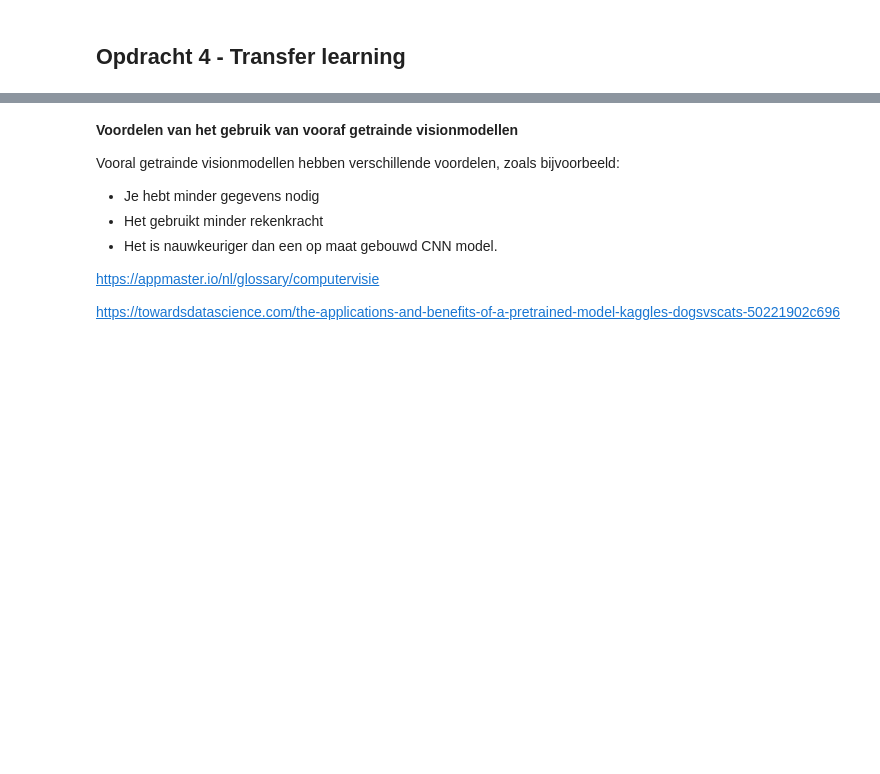
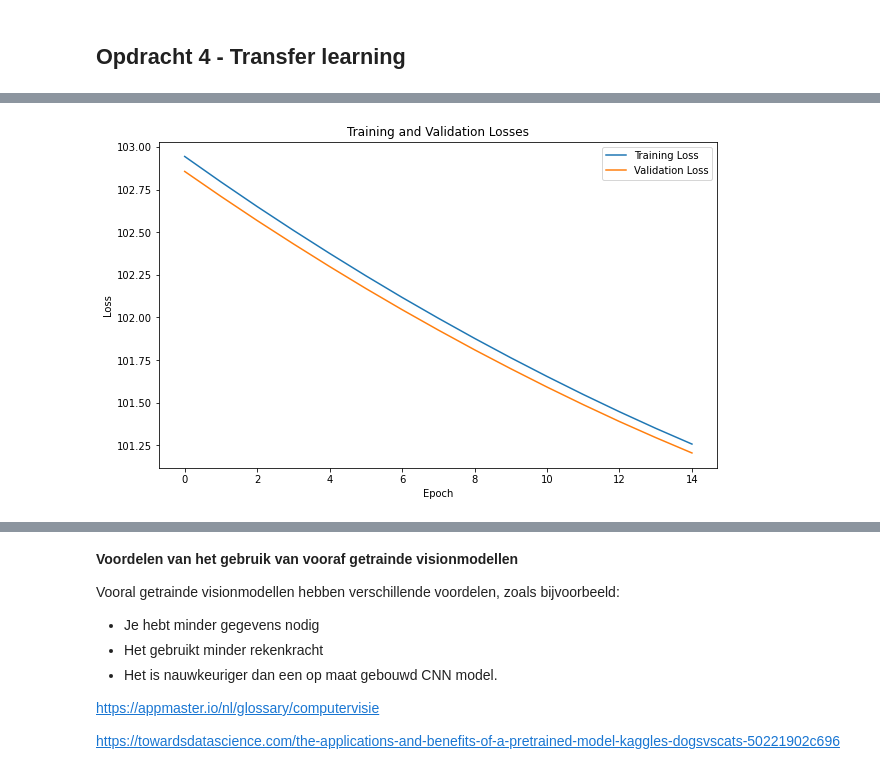
Before and after one commit to Vince16270/Huizenprijzen-Voorspellen, a Jupyter notebook: Portfolio opdracht 1/Portfolio 1.ipynb, the cells around one changed output, grey strips where cells are left out. Cells and saved outputs as stored; diff of their text form; code cells hidden in the pictures; blank space fills up the shorter version.

```diff
--- a/Portfolio opdracht 1/Portfolio 1.ipynb
+++ b/Portfolio opdracht 1/Portfolio 1.ipynb
@@ -442,0 +735,4 @@ Using 400 files for training.
+# %%
+plot_loss(history)
+# %% [output]
+[figure, added]
```
Also changed, not shown: parts of 30 cells of this notebook.
